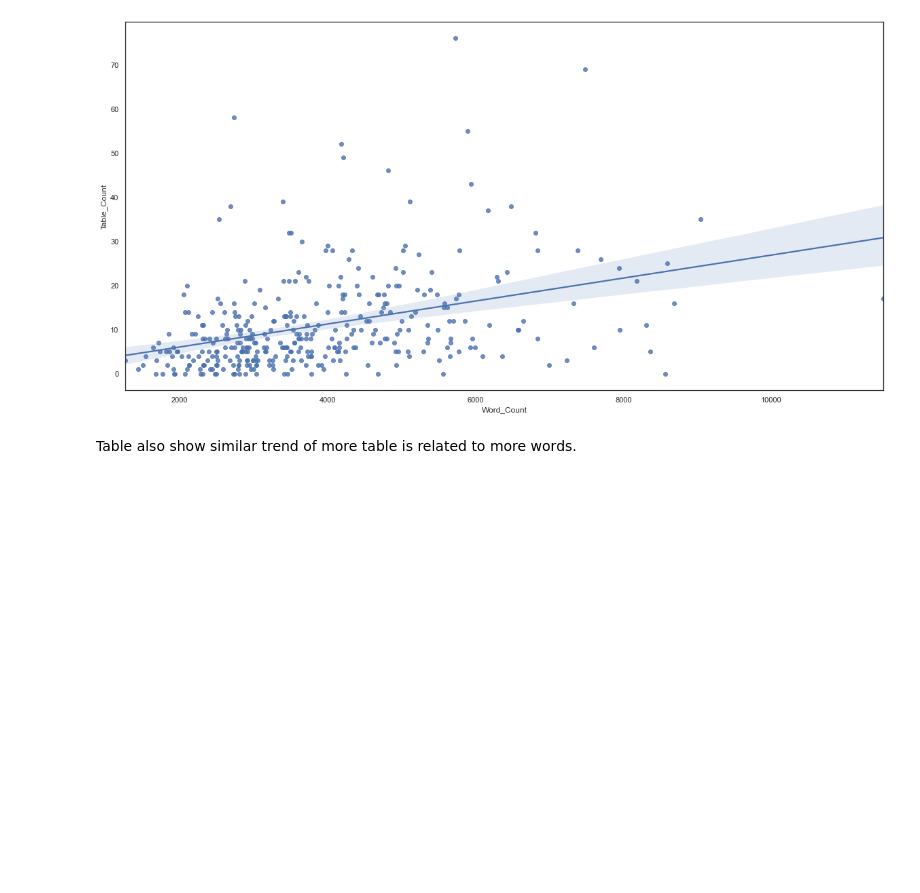
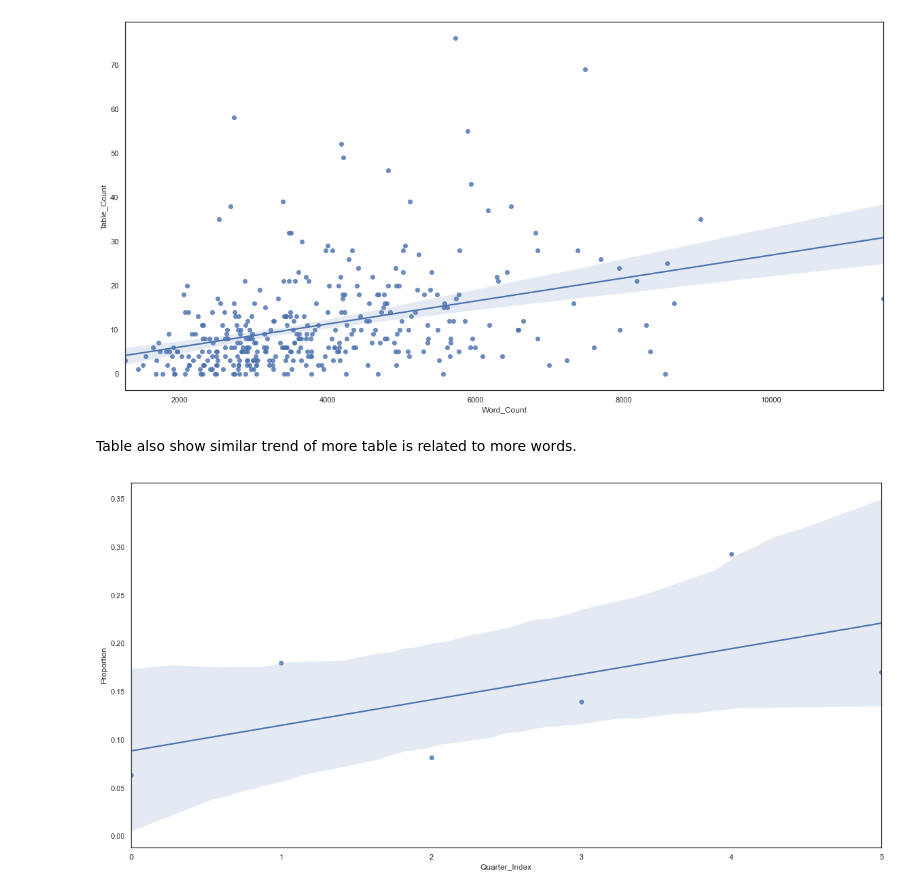
Before and after one commit to jchung01/COGS108-Project-Copy, a Jupyter notebook: EDACheckpointGroup096-Fa21.ipynb, the cells around one changed output. Saved outputs shown, nothing was run; the diff lists cells and outputs as text; code cells hidden in the pictures; blank space fills up the shorter version.

Commit message:
added regression plot

```diff
--- a/EDACheckpointGroup096-Fa21.ipynb
+++ b/EDACheckpointGroup096-Fa21.ipynb
@@ -273,3 +273,15 @@ regression_graph= sns.regplot(x='Word_Count',y='Table_Count',data=df)
 [figure]
 # %% [markdown]
 Table also show similar trend of more table is related to more words.
+# %%
+# time and the proportion of topics pertaining to medical health
+
+yr_qtr_index_groups = df.groupby('Quarter_Index')
+prop_topic_2 = yr_qtr_index_groups['Topic'].value_counts(normalize = True).rename('Proportion')
+prop_topic_2 = prop_topic_2.to_frame().reset_index()
+
+prop_topic_2 = prop_topic_2[prop_topic_2['Topic'] == 'medical health']
+
+regression_graph= sns.regplot(x='Quarter_Index', y='Proportion', data = prop_topic_2)
+# %% [output]
+[figure, added]
```
Also changed, not shown: parts of 7 cells of this notebook.
